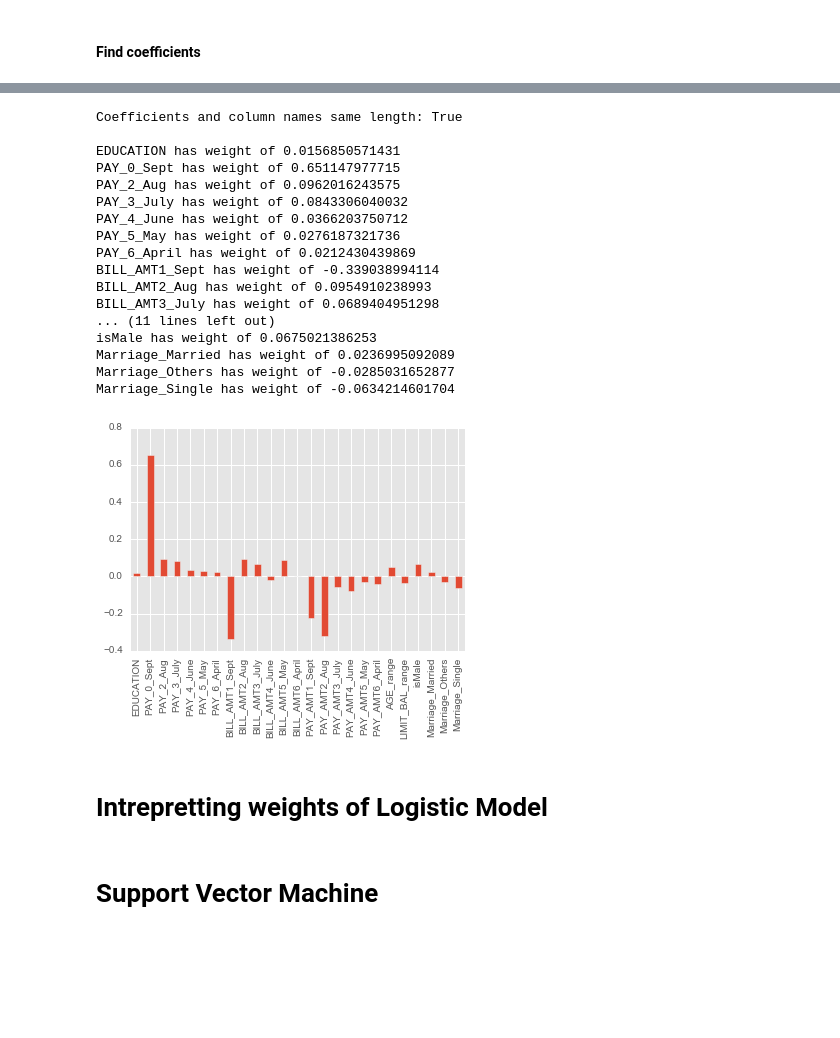
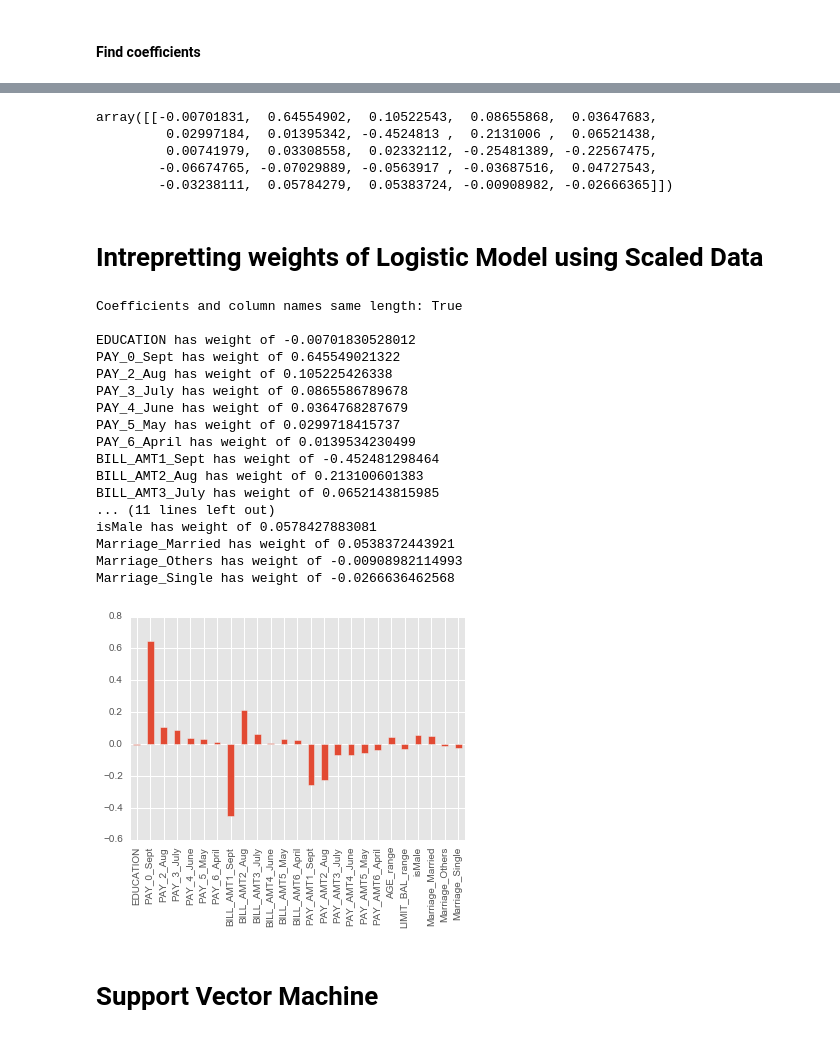
Before and after one commit to rlshuhart/MSDS7331_Mini-Lab, a Jupyter notebook: Mini Project.ipynb, the cells around one changed output, grey strips where cells are left out. Drawn from its saved outputs; the diff is of its cells as text; code cells hidden in the pictures; blank space fills up the shorter version.

Commit message:
add the logistic coefficients to be the average of the 10 cross validations

```diff
--- a/Mini Project.ipynb
+++ b/Mini Project.ipynb
@@ -182,7 +175,0 @@ def classify(model, X, y):
-# %%
-#
-model = LogisticRegression(penalty='l1', C=1.0, class_weight=None)
-p = classify(model, cc_data_Xs, cc_data_target)
-
-#below compares how close to all zero prediction
-print("Model predicts %.1f%% will not default" % (mt.accuracy_score(p,all_zeros)*100))
@@ -240,6 +203,7 @@ done. It took 7.69644021987915 seconds.
 # %%
 def full_classify(y, X, cv_object, model, scale=False):
     start = time.time()
+    coef_list = []
     for iter_num, (train_indices, test_indices) in enumerate(cv_object):
         if scale == True:
             scl_obj = StandardScaler()
@@ -253,15 +217,14 @@ def full_classify(y, X, cv_object, model, scale=False):
             model.fit(X[train_indices],y[train_indices])  # train object
             y_hat = model.predict(X[test_indices]) # get test set precitions
 
+        coef_list.append(model.coef_)
+
         # print the accuracy and confusion matrix
         print("\n====Iteration",iter_num," ====")
         print("accuracy", mt.accuracy_score(y[test_indices],y_hat) )
         print("confusion matrix\n",mt.confusion_matrix(y[test_indices],y_hat))
         print("Classification Report:\n",mt.classification_report(y[test_indices],y_hat))
         print("ROC Score \n",mt.roc_auc_score(y[test_indices],y_hat))
+
     print('done. It took', time.time()-start, 'seconds.')
-    return model.coef_
-
-# captures coeficients of last training set
-coef = full_classify(cc_data_target, cc_data_Xs, cv_object, LogisticRegression(penalty='l1', C=1.0, class_weight=None))
-coef_scaled = full_classify(cc_data_target, cc_data_Xs, cv_object, LogisticRegression(penalty='l1', C=1.0, class_weight=None), scale = True)
+    return coef_list #model.coef_
@@ -337,0 +235,4 @@ done. It took 2.4589998722076416 seconds.
+# %%
+###
+coef = full_classify(cc_data_target, cc_data_Xs, cv_object, clf.best_estimator_, scale=False)
+coef_scaled = full_classify(cc_data_target, cc_data_Xs, cv_object, clf.best_estimator_, scale=True)
@@ -338,41 +428,51 @@ done. It took 2.4589998722076416 seconds.
+# %%
+# Below averages the coeficients of the 10 cross validations
+scaled_coef_avg = np.array(np.mean( coef_scaled, axis=0 ))
+scaled_coef_avg
+# %% [output]
+array([[-0.00701831,  0.64554902,  0.10522543,  0.08655868,  0.03647683,
+         0.02997184,  0.01395342, -0.4524813 ,  0.2131006 ,  0.06521438,
+         0.00741979,  0.03308558,  0.02332112, -0.25481389, -0.22567475,
+        -0.06674765, -0.07029889, -0.0563917 , -0.03687516,  0.04727543,
+        -0.03238111,  0.05784279,  0.05383724, -0.00908982, -0.02666365]])
+# %% [markdown]
+# Intrepretting weights of Logistic Model using Scaled Data
 # %%
-print("Coefficients and column names same length: " + str(len(coef_scaled.T)==len(cc_data_Xs_names)))
+print("Coefficients and column names same length: " + str(len(scaled_coef_avg.T)==len(cc_data_Xs_names)))
 print()
 # sort these attributes and spit them out
-zip_vars = zip(coef_scaled.T,cc_data_Xs_names) # combine attributes
+zip_vars = zip(scaled_coef_avg.T,cc_data_Xs_names) # combine attributes
 # zip_vars.sort(key = lambda t: np.abs(t[0])) # sort them by the magnitude of the weight
 for coef, name in zip_vars:
     print(name, 'has weight of', coef[0]) # now print them out
 # %% [output]
 Coefficients and column names same length: True
 
-EDUCATION has weight of 0.0156850571431
-PAY_0_Sept has weight of 0.651147977715
-PAY_2_Aug has weight of 0.0962016243575
-PAY_3_July has weight of 0.0843306040032
-PAY_4_June has weight of 0.0366203750712
-PAY_5_May has weight of 0.0276187321736
-PAY_6_April has weight of 0.0212430439869
-BILL_AMT1_Sept has weight of -0.339038994114
-BILL_AMT2_Aug has weight of 0.0954910238993
-BILL_AMT3_July has weight of 0.0689404951298
+EDUCATION has weight of -0.00701830528012
+PAY_0_Sept has weight of 0.645549021322
+PAY_2_Aug has weight of 0.105225426338
+PAY_3_July has weight of 0.0865586789678
+PAY_4_June has weight of 0.0364768287679
+PAY_5_May has weight of 0.0299718415737
+PAY_6_April has weight of 0.0139534230499
+BILL_AMT1_Sept has weight of -0.452481298464
+BILL_AMT2_Aug has weight of 0.213100601383
+BILL_AMT3_July has weight of 0.0652143815985
 ... (11 lines left out)
-isMale has weight of 0.0675021386253
-Marriage_Married has weight of 0.0236995092089
-Marriage_Others has weight of -0.0285031652877
-Marriage_Single has weight of -0.0634214601704
+isMale has weight of 0.0578427883081
+Marriage_Married has weight of 0.0538372443921
+Marriage_Others has weight of -0.00908982114993
+Marriage_Single has weight of -0.0266636462568
 # %%
 from matplotlib import pyplot as plt
 %matplotlib inline
 plt.style.use('ggplot')
 
-weights = pd.Series(coef_scaled[0],index=cc_data_Xs_names)
+weights = pd.Series(scaled_coef_avg[0],index=cc_data_Xs_names)
 weights.plot(kind='bar')
 plt.show()
 # %% [output]
-[figure, old version]
+[figure, new version]
-# %% [markdown]
-# Intrepretting weights of Logistic Model
 # %% [markdown]
 # Support Vector Machine
 # %%
```
Also changed, not shown: parts of 6 cells of this notebook.
